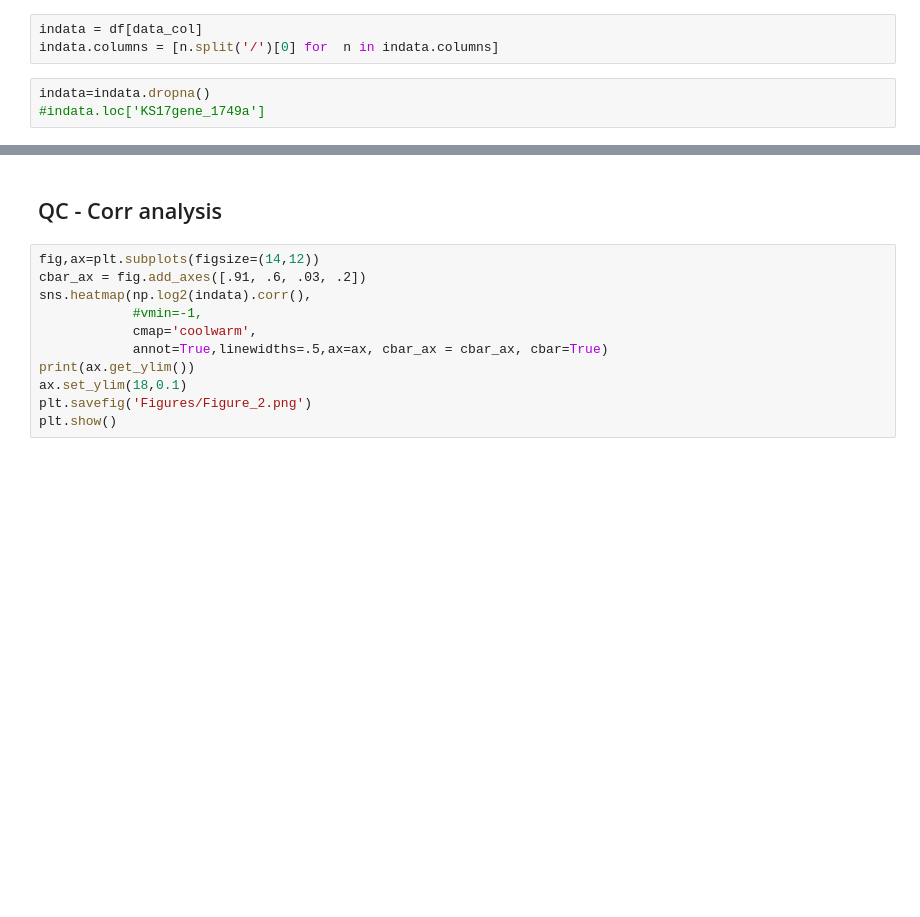
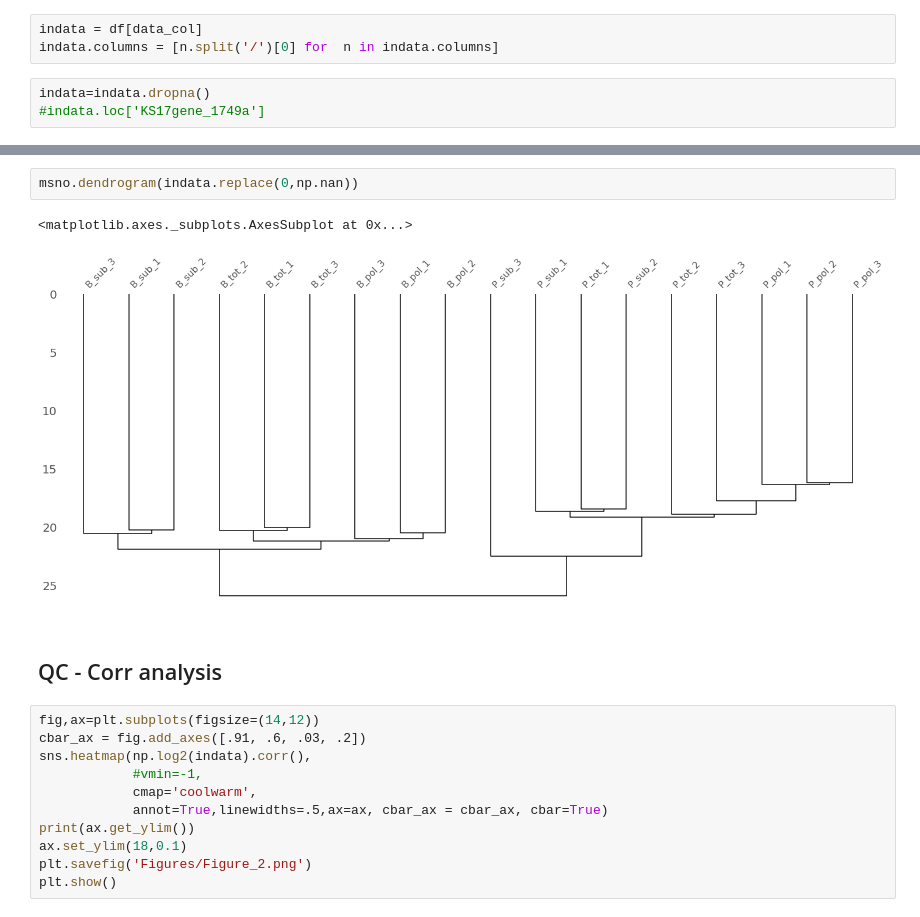
Before and after one commit to mtinti/polysome, a Jupyter notebook: FiguresPaper.ipynb, the cells around one changed output, grey strips where cells are left out. Drawn from its saved outputs; the diff is of its cells as text; blank space fills up the shorter version.

```diff
--- a/FiguresPaper.ipynb
+++ b/FiguresPaper.ipynb
@@ -72,3 +114,8 @@ indata=indata.dropna()
+# %%
+msno.dendrogram(indata.replace(0,np.nan))
+# %% [output]
+<matplotlib.axes._subplots.AxesSubplot at 0x...>
+[figure, added]
 # %% [markdown]
 ## QC - Corr analysis
 # %%
```
Also changed, not shown: parts of 8 cells of this notebook.
